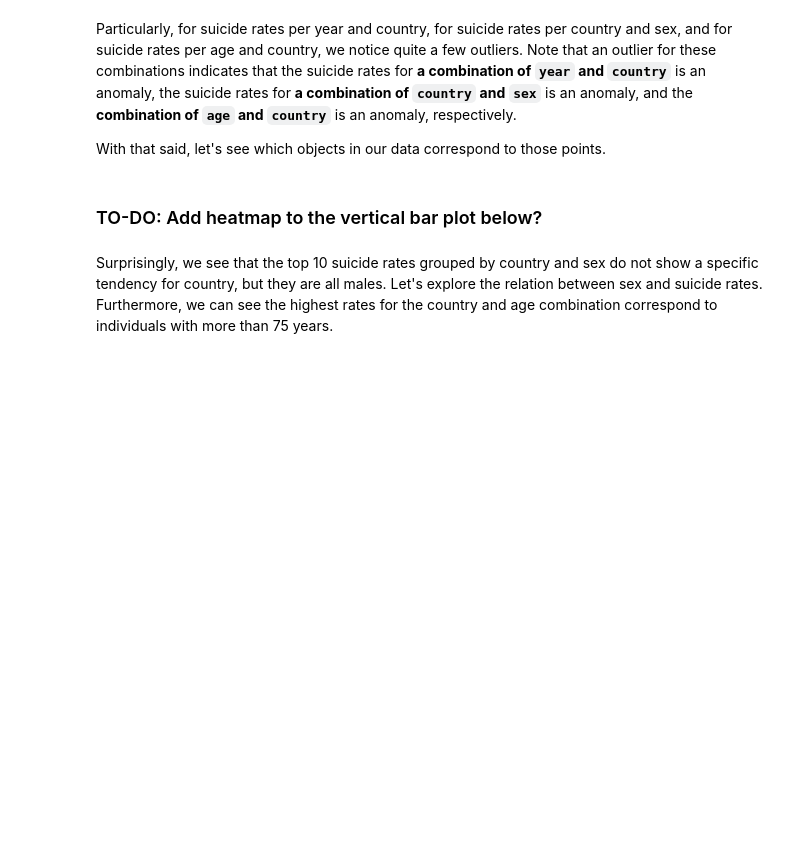
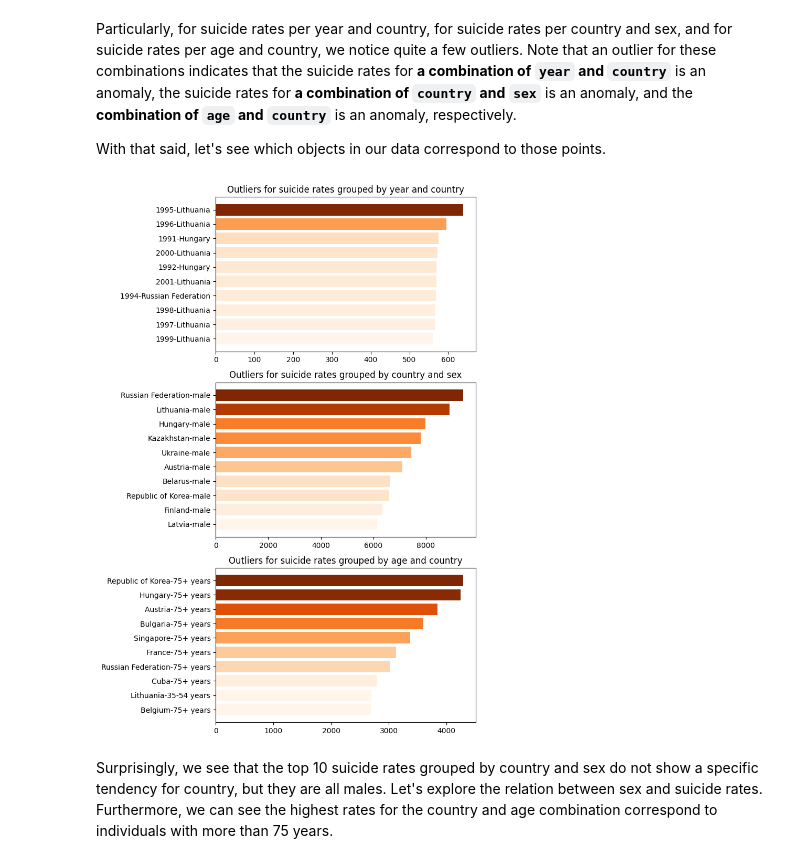
Before and after one commit to lucasclopesr/suic-rates-tp, a Jupyter notebook: TP_Vis_Dados_Suicide_Rate.ipynb, the cells around one changed output. Saved outputs shown, nothing was run; the diff lists cells and outputs as text; code cells hidden in the pictures; blank space fills up the shorter version.

```diff
--- a/TP_Vis_Dados_Suicide_Rate.ipynb
+++ b/TP_Vis_Dados_Suicide_Rate.ipynb
@@ -87,41 +88,41 @@ outliers_age_country = suic_rates_age_country.sort_values(by="suicides/100k pop"
 outliers_year_country["year-country"] = outliers_year_country.apply(lambda row: str(row.year) + "-" + row.country, axis=1)
 outliers_country_sex["country-sex"] = outliers_country_sex.apply(lambda row: row.country + "-" + row.sex, axis=1)
 outliers_age_country["age-country"] = outliers_age_country.apply(lambda row: row.country + "-" + row.age, axis=1)
-# %% [markdown]
-### TO-DO: Add heatmap to the vertical bar plot below?
 # %%
 fig, ax = plt.subplots(3, 1)
 
 norm = plt.Normalize(
     outliers_year_country["suicides/100k pop"].values.min(),
     outliers_year_country["suicides/100k pop"].values.max()
 )
-colors = plt.cm.autumn(norm(outliers_year_country["suicides/100k pop"]))
+colors = plt.cm.Oranges(norm(outliers_year_country["suicides/100k pop"]))
 ax[0].barh(outliers_year_country["year-country"], outliers_year_country["suicides/100k pop"], color=colors)
 ax[0].set_title("Outliers for suicide rates grouped by year and country")
 ax[0].invert_yaxis()
 
 norm = plt.Normalize(
     outliers_country_sex["suicides/100k pop"].values.min(),
     outliers_country_sex["suicides/100k pop"].values.max()
 )
-colors = plt.cm.copper_r(norm(outliers_country_sex["suicides/100k pop"]))
+colors = plt.cm.Oranges(norm(outliers_country_sex["suicides/100k pop"]))
 ax[1].barh(outliers_country_sex["country-sex"], outliers_country_sex["suicides/100k pop"], color=colors)
 ax[1].set_title("Outliers for suicide rates grouped by country and sex")
 ax[1].invert_yaxis()
 
 norm = plt.Normalize(
     outliers_age_country["suicides/100k pop"].values.min(),
     outliers_age_country["suicides/100k pop"].values.max()
 )
-colors = plt.cm.copper_r(norm(outliers_age_country["suicides/100k pop"]))
+colors = plt.cm.Oranges(norm(outliers_age_country["suicides/100k pop"]))
 ax[2].barh(outliers_age_country["age-country"], outliers_age_country["suicides/100k pop"], color=colors)
 ax[2].set_title("Outliers for suicide rates grouped by age and country")
 ax[2].invert_yaxis()
 
 
 
 fig.set_figheight(13)
+# %% [output]
+[figure, added]
 # %% [markdown]
 Surprisingly, we see that the top 10 suicide rates grouped by country and sex do not show a specific tendency for country, but they are all males. Let's explore the relation between sex and suicide rates. Furthermore, we can see the highest rates for the country and age combination correspond to individuals with more than 75 years.
 # %% [markdown]
```
Also changed, not shown: parts of 7 cells of this notebook.
